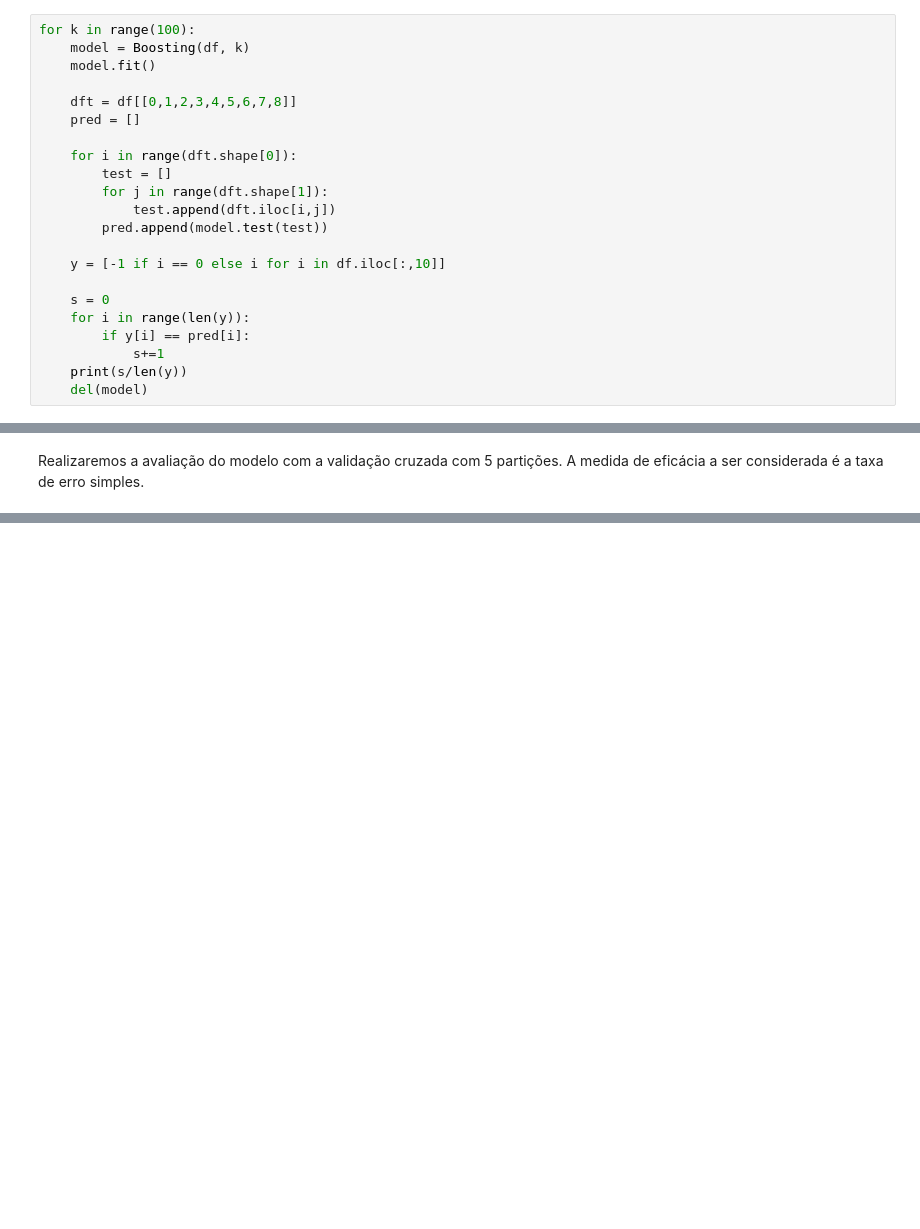
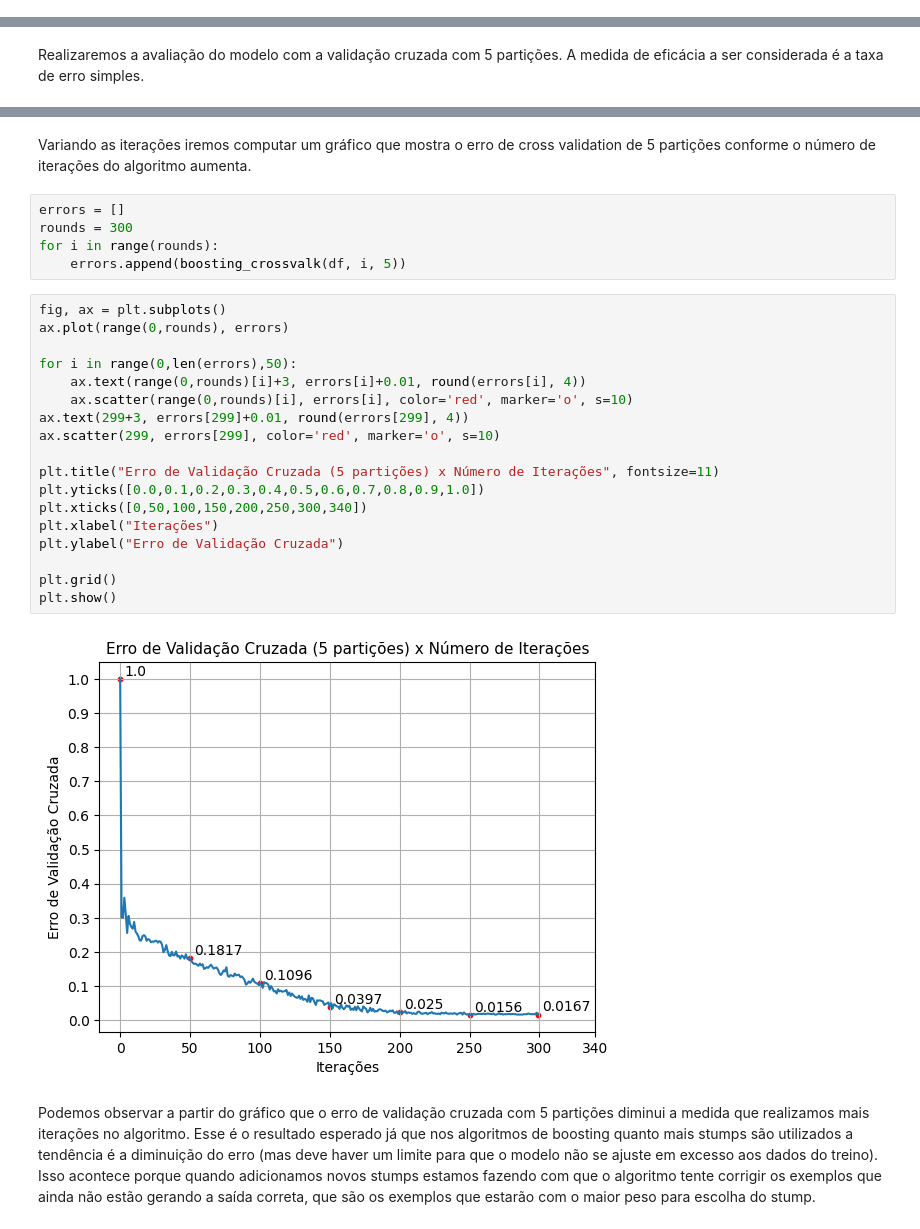
Before and after one commit to JunioVeras/TP2-ML, a Jupyter notebook: tp2.ipynb, the cells around one changed output, grey strips where cells are left out. Saved outputs shown, nothing was run; the diff lists cells and outputs as text; blank space fills up the shorter version.

```diff
--- a/tp2.ipynb
+++ b/tp2.ipynb
@@ -162,22 +76,0 @@ class Boosting:
-# %%
-for k in range(100):
-    model = Boosting(df, k)
-    model.fit()
-
-    dft = df[[0,1,2,3,4,5,6,7,8]]
-    pred = []
-
-    for i in range(dft.shape[0]):
-        test = []
-        for j in range(dft.shape[1]):
-            test.append(dft.iloc[i,j])
-        pred.append(model.test(test))
-
-    y = [-1 if i == 0 else i for i in df.iloc[:,10]]
-
-    s = 0
-    for i in range(len(y)):
-        if y[i] == pred[i]:
-            s+=1
-    print(s/len(y))
-    del(model)
@@ -204,0 +319,29 @@ Realizaremos a avaliação do modelo com a validação cruzada com 5 partições
+# %% [markdown]
+Variando as iterações iremos computar um gráfico que mostra o erro de cross validation de 5 partições conforme o número de iterações do algoritmo aumenta.
+# %%
+errors = []
+rounds = 300
+for i in range(rounds):
+    errors.append(boosting_crossvalk(df, i, 5))
+# %%
+fig, ax = plt.subplots()
+ax.plot(range(0,rounds), errors)
+
+for i in range(0,len(errors),50):
+    ax.text(range(0,rounds)[i]+3, errors[i]+0.01, round(errors[i], 4))
+    ax.scatter(range(0,rounds)[i], errors[i], color='red', marker='o', s=10)
+ax.text(299+3, errors[299]+0.01, round(errors[299], 4))
+ax.scatter(299, errors[299], color='red', marker='o', s=10)
+
+plt.title("Erro de Validação Cruzada (5 partições) x Número de Iterações", fontsize=11)
+plt.yticks([0.0,0.1,0.2,0.3,0.4,0.5,0.6,0.7,0.8,0.9,1.0])
+plt.xticks([0,50,100,150,200,250,300,340])
+plt.xlabel("Iterações")
+plt.ylabel("Erro de Validação Cruzada")
+
+plt.grid()
+plt.show()
+# %% [output]
+[figure, added]
+# %% [markdown]
+Podemos observar a partir do gráfico que o erro de validação cruzada com 5 partições diminui a medida que realizamos mais iterações no algoritmo. Esse é o resultado esperado já que nos algoritmos de boosting quanto mais stumps são utilizados a tendência é a diminuição do erro (mas deve haver um limite para que o modelo não se ajuste em excesso aos dados do treino). Isso acontece porque quando adicionamos novos stumps estamos fazendo com que o algoritmo tente corrigir os exemplos que ainda não estão gerando a saída correta, que são os exemplos que estarão com o maior peso para escolha do stump.
```
Also changed, not shown: parts of 32 cells of this notebook.
